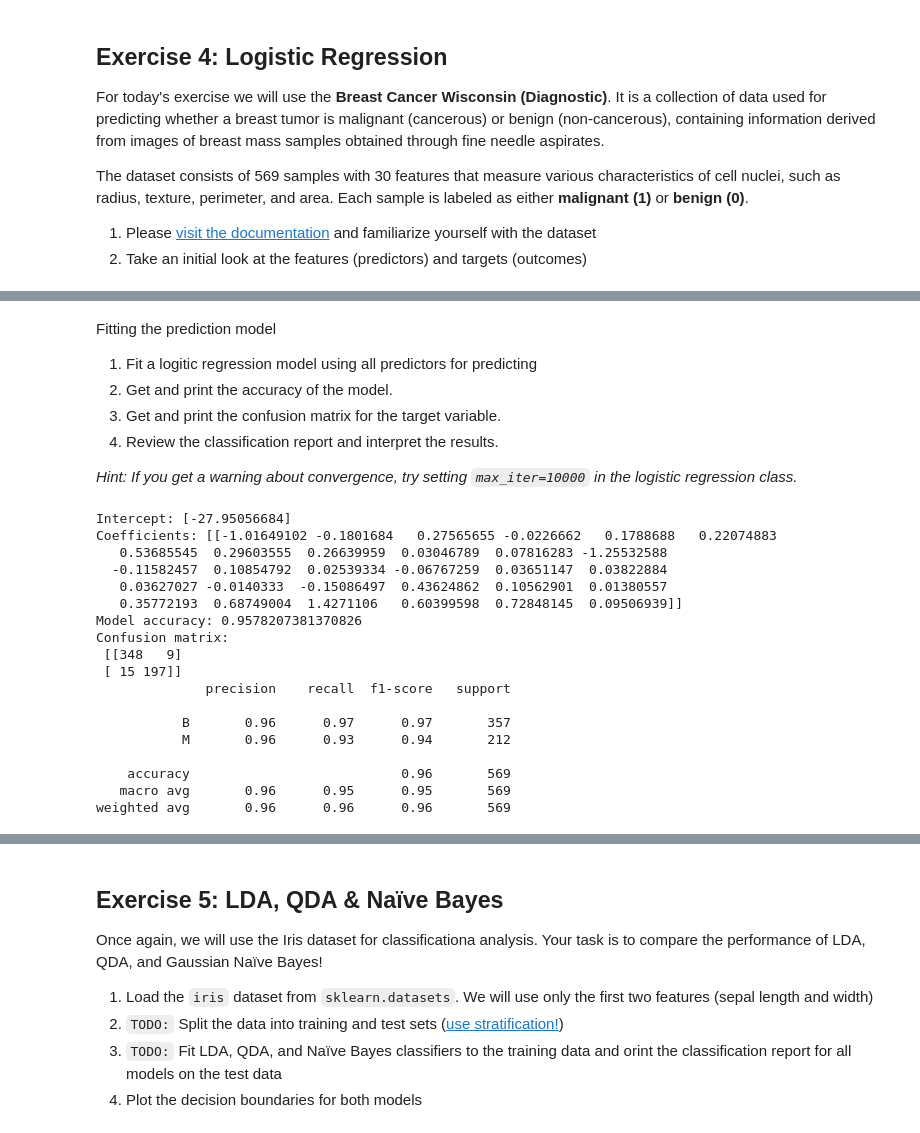
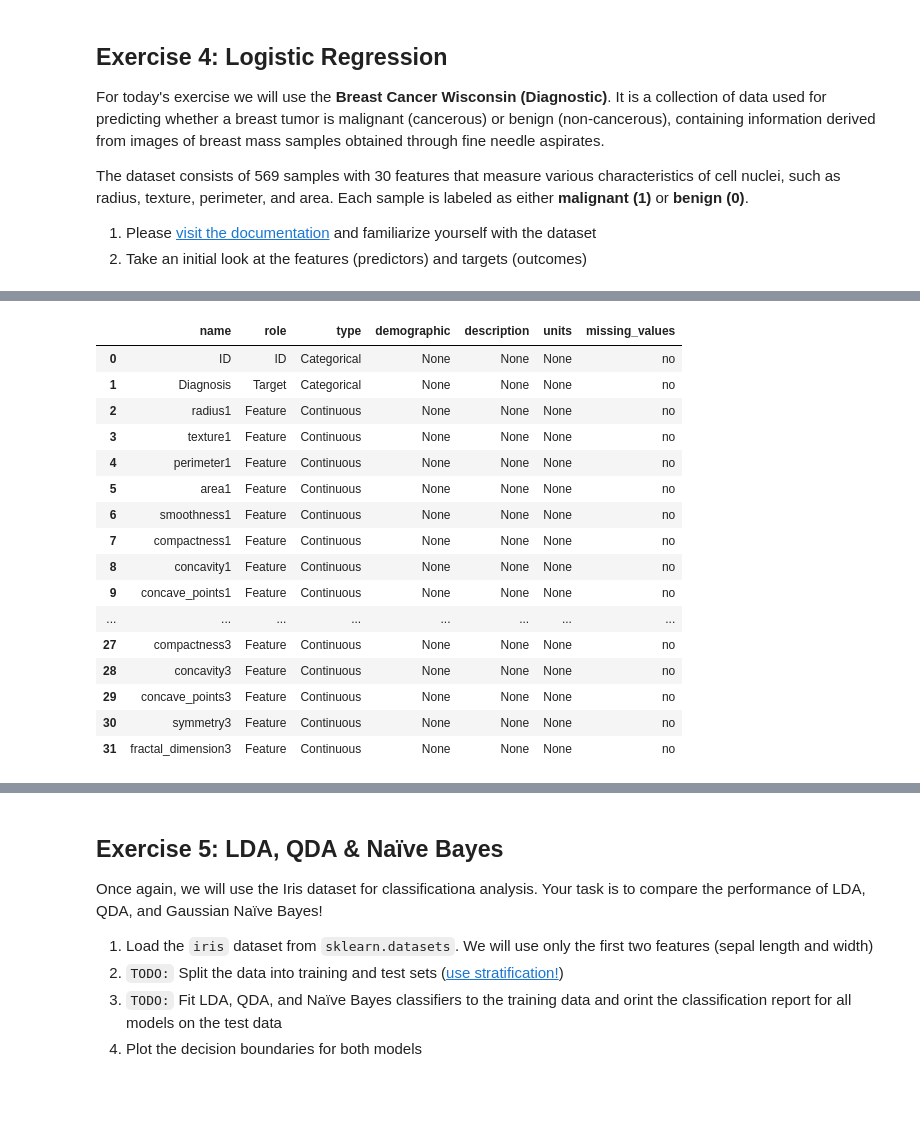
Before and after one commit to mibur1/psy300, a Jupyter notebook: book/solutions/solutions_2.ipynb, the cells around one changed output, grey strips where cells are left out. Cells and saved outputs as stored; diff of their text form; code cells hidden in the pictures; blank space fills up the shorter version.

```diff
--- a/book/solutions/solutions_2.ipynb
+++ b/book/solutions/solutions_2.ipynb
@@ -387,51 +363,20 @@ print(y)
-# %% [markdown]
-Fitting the prediction model
-
-1. Fit a logitic regression model using all predictors for predicting
-2. Get and print the accuracy of the model.
-3. Get and print the confusion matrix for the target variable.
-4. Review the classification report and interpret the results.
-
-*Hint: If you get a warning about convergence, try setting `max_iter=10000` in the logistic regression class.*
-# %%
-# Fit logistic regression model
-model = LogisticRegression(max_iter=10000)
-results = model.fit(X, y)
-
-# Get the intercept and coefficients
-intercept = results.intercept_
-coef = results.coef_
-
-print("Intercept:", intercept)
-print("Coefficients:", coef)
-
-# Evaluate the model using prediction accuracy
-print("Model accuracy:", model.score(X, y))
-
-# Print confusion Matrix
-conf = confusion_matrix(y, model.predict(X))
-print("Confusion matrix:\n", conf)
-
-# Print classification report
-from sklearn.metrics import classification_report
-report = classification_report(y, model.predict(X))
-print(report)
-# %% [output]
-Intercept: [-27.95056684]
-Coefficients: [[-1.01649102 -0.1801684   0.27565655 -0.0226662   0.1788688   0.22074883
-   0.53685545  0.29603555  0.26639959  0.03046789  0.07816283 -1.25532588
-  -0.11582457  0.10854792  0.02539334 -0.06767259  0.03651147  0.03822884
-   0.03627027 -0.0140333  -0.15086497  0.43624862  0.10562901  0.01380557
-   0.35772193  0.68749004  1.4271106   0.60399598  0.72848145  0.09506939]]
-Model accuracy: 0.9578207381370826
-Confusion matrix:
- [[348   9]
- [ 15 197]]
-              precision    recall  f1-score   support
-
-           B       0.96      0.97      0.97       357
-           M       0.96      0.93      0.94       212
-
-    accuracy                           0.96       569
-   macro avg       0.96      0.95      0.95       569
-weighted avg       0.96      0.96      0.96       569
+# %%
+breast_cancer_wisconsin_diagnostic.variables
+# %% [output]
+|  | name | role | type | demographic | description | units | missing_values |
+| 0 | ID | ID | Categorical | None | None | None | no |
+| 1 | Diagnosis | Target | Categorical | None | None | None | no |
+| 2 | radius1 | Feature | Continuous | None | None | None | no |
+| 3 | texture1 | Feature | Continuous | None | None | None | no |
+| 4 | perimeter1 | Feature | Continuous | None | None | None | no |
+| 5 | area1 | Feature | Continuous | None | None | None | no |
+| 6 | smoothness1 | Feature | Continuous | None | None | None | no |
+| 7 | compactness1 | Feature | Continuous | None | None | None | no |
+| 8 | concavity1 | Feature | Continuous | None | None | None | no |
+| 9 | concave_points1 | Feature | Continuous | None | None | None | no |
+| ... | ... | ... | ... | ... | ... | ... | ... |
+| 27 | compactness3 | Feature | Continuous | None | None | None | no |
+| 28 | concavity3 | Feature | Continuous | None | None | None | no |
+| 29 | concave_points3 | Feature | Continuous | None | None | None | no |
+| 30 | symmetry3 | Feature | Continuous | None | None | None | no |
+| 31 | fractal_dimension3 | Feature | Continuous | None | None | None | no |
```
Also changed, not shown: parts of 10 cells of this notebook, 1 other file.
